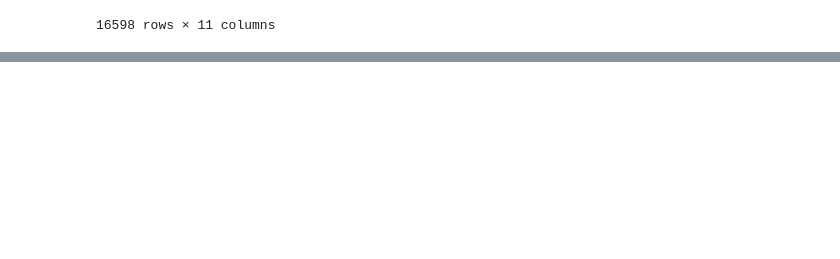
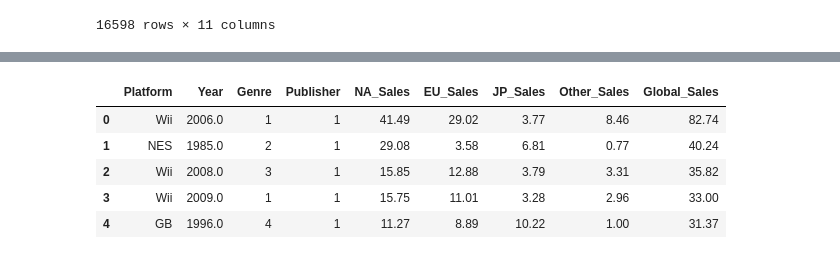
Before and after one commit to PKrystian/DataSetGames_Project, a Jupyter notebook: DataSetGames_Project.ipynb, the cells around one changed output, grey strips where cells are left out. Cells and saved outputs as stored; diff of their text form; code cells hidden in the pictures; blank space fills up the shorter version.

Commit message:
Added Genre mapper to int range, removed 2 columns, Name and Rank

```diff
--- a/DataSetGames_Project.ipynb
+++ b/DataSetGames_Project.ipynb
@@ -110,3 +119,7 @@ games_dataset
 | 16596 | 16599 | Know How 2 | DS | 2010.0 | Puzzle | 509 | 0.00 | 0.01 | 0.00 | 0.00 | ... |
 | 16597 | 16600 | Spirits & Spells | GBA | 2003.0 | Platform | 172 | 0.01 | 0.00 | 0.00 | 0.00 | ... |
 16598 rows × 11 columns
+# %%
+games_dataset.drop('Name', inplace=True, axis=1)
+games_dataset.drop('Rank', inplace=True, axis=1)
+games_dataset.head(5)
@@ -112,0 +133,15 @@ games_dataset
+# %%
+Genre_list = games_dataset.Genre.unique()
+Genre_dict = {}
+for i in range(len(Genre_list)):
+    Genre_dict[Genre_list[i]] = i + 1
+games_dataset = games_dataset.replace(Genre_dict.keys(), Genre_dict.values())
+
+games_dataset.head(5)
+# %% [output]
+|  | Platform | Year | Genre | Publisher | NA_Sales | EU_Sales | JP_Sales | Other_Sales | Global_Sales |
+| 0 | Wii | 2006.0 | 1 | 1 | 41.49 | 29.02 | 3.77 | 8.46 | 82.74 |
+| 1 | NES | 1985.0 | 2 | 1 | 29.08 | 3.58 | 6.81 | 0.77 | 40.24 |
+| 2 | Wii | 2008.0 | 3 | 1 | 15.85 | 12.88 | 3.79 | 3.31 | 35.82 |
+| 3 | Wii | 2009.0 | 1 | 1 | 15.75 | 11.01 | 3.28 | 2.96 | 33.00 |
+| 4 | GB | 1996.0 | 4 | 1 | 11.27 | 8.89 | 10.22 | 1.00 | 31.37 |
```
Also changed, not shown: parts of 3 cells of this notebook.
